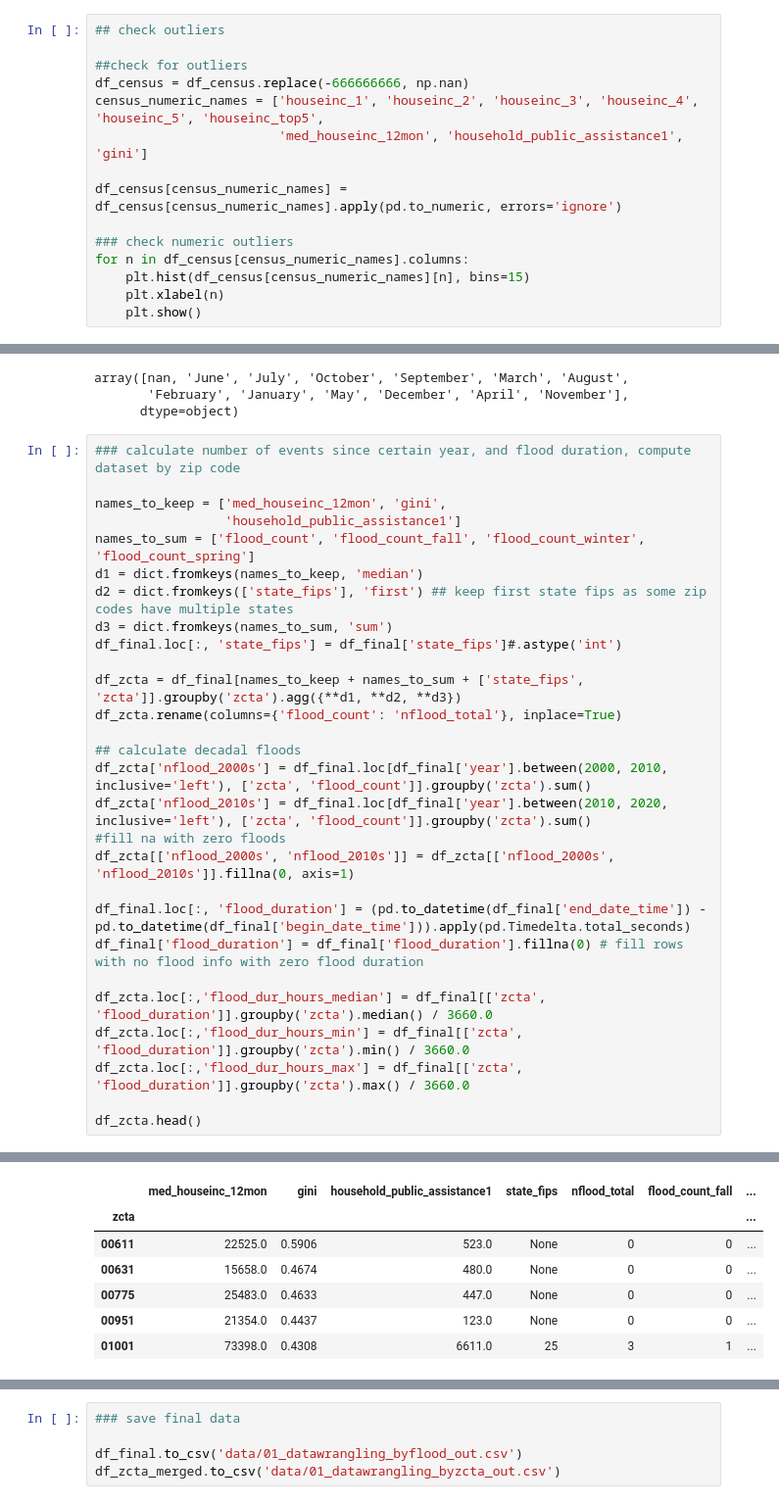
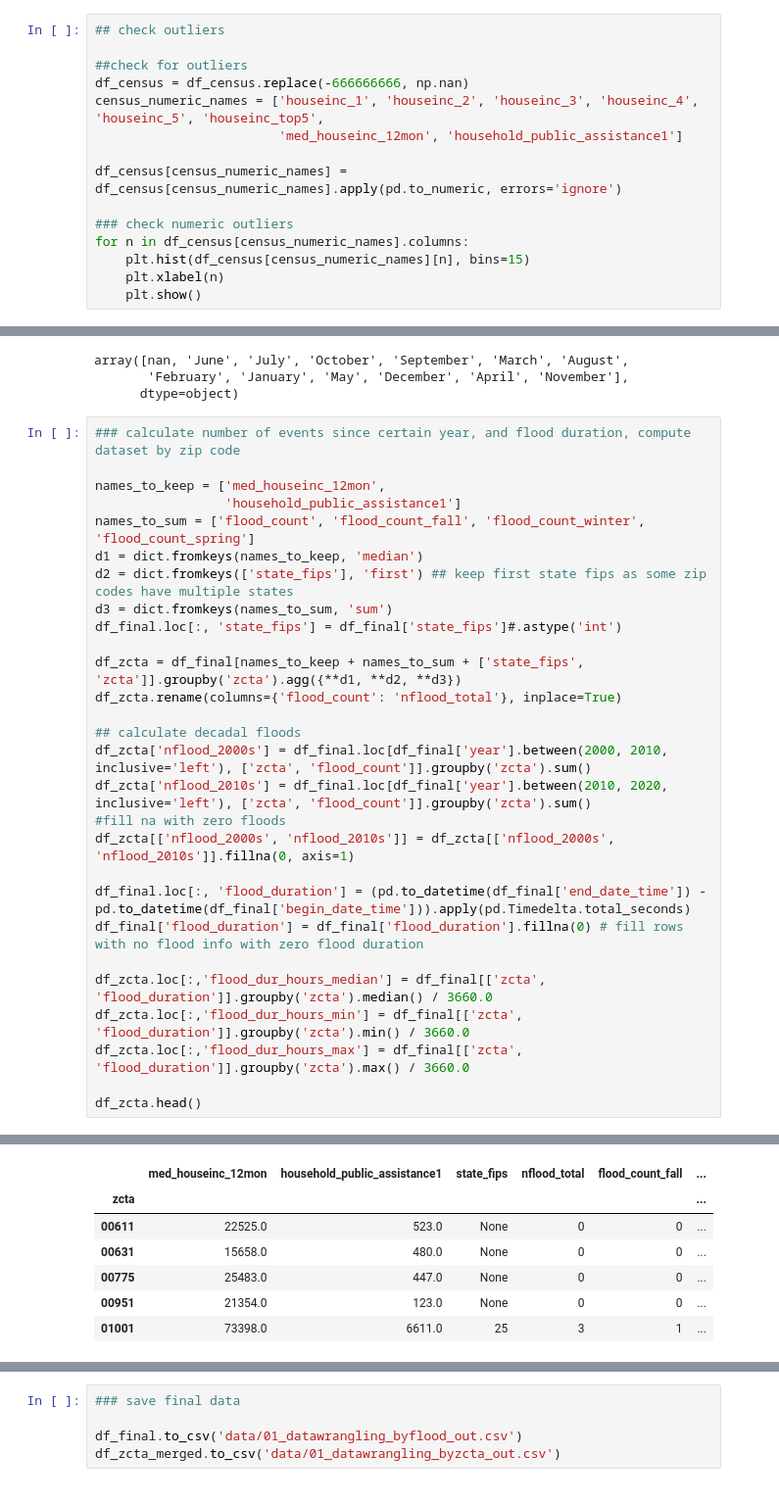
Before and after one commit to kpretz/Social-Economics-of-Flood-Ocurrence, a Jupyter notebook: 01_DataWrangling.ipynb, the cells around one changed output, grey strips where cells are left out. Shown at 98% size. Saved outputs shown, nothing was run; the diff lists cells and outputs as text.

```diff
--- a/01_DataWrangling.ipynb
+++ b/01_DataWrangling.ipynb
@@ -336,7 +321,7 @@ Name: gini, Length: 33774, dtype: object
 ##check for outliers
 df_census = df_census.replace(-666666666, np.nan)
 census_numeric_names = ['houseinc_1', 'houseinc_2', 'houseinc_3', 'houseinc_4', 'houseinc_5', 'houseinc_top5',
-                        'med_houseinc_12mon', 'household_public_assistance1', 'gini']
+                        'med_houseinc_12mon', 'household_public_assistance1']
 
 df_census[census_numeric_names] = df_census[census_numeric_names].apply(pd.to_numeric, errors='ignore')
 
@@ -559,7 +542,7 @@ array([nan, 'June', 'July', 'October', 'September', 'March', 'August',
 # %%
 ### calculate number of events since certain year, and flood duration, compute dataset by zip code
 
-names_to_keep = ['med_houseinc_12mon', 'gini',
+names_to_keep = ['med_houseinc_12mon',
                  'household_public_assistance1']
 names_to_sum = ['flood_count', 'flood_count_fall', 'flood_count_winter', 'flood_count_spring']
 d1 = dict.fromkeys(names_to_keep, 'median')
@@ -588,15 +576,15 @@ df_zcta.head()
 A value is trying to be set on a copy of a slice from a DataFrame.
 Try using .loc[row_indexer,col_indexer] = value instead
 
 See the caveats in the documentation: https://pandas.pydata.org/pandas-docs/stable/user_guide/indexing.html#returning-a-view-versus-a-copy
   df_final['flood_duration'] = df_final['flood_duration'].fillna(0) # fill rows with no flood info with zero flood duration
-|  | med_houseinc_12mon | gini | household_public_assistance1 | state_fips | nflood_total | flood_count_fall | ... |
-| zcta |  |  |  |  |  |  | ... |
-| 00611 | 22525.0 | 0.5906 | 523.0 | None | 0 | 0 | ... |
-| 00631 | 15658.0 | 0.4674 | 480.0 | None | 0 | 0 | ... |
-| 00775 | 25483.0 | 0.4633 | 447.0 | None | 0 | 0 | ... |
-| 00951 | 21354.0 | 0.4437 | 123.0 | None | 0 | 0 | ... |
-| 01001 | 73398.0 | 0.4308 | 6611.0 | 25 | 3 | 1 | ... |
+|  | med_houseinc_12mon | household_public_assistance1 | state_fips | nflood_total | flood_count_fall | ... |
+| zcta |  |  |  |  |  | ... |
+| 00611 | 22525.0 | 523.0 | None | 0 | 0 | ... |
+| 00631 | 15658.0 | 480.0 | None | 0 | 0 | ... |
+| 00775 | 25483.0 | 447.0 | None | 0 | 0 | ... |
+| 00951 | 21354.0 | 123.0 | None | 0 | 0 | ... |
+| 01001 | 73398.0 | 6611.0 | 25 | 3 | 1 | ... |
 # %%
 #check missing values
 df_zcta.isna().sum()
```
Also changed, not shown: parts of 15 cells of this notebook, 1 other file.
